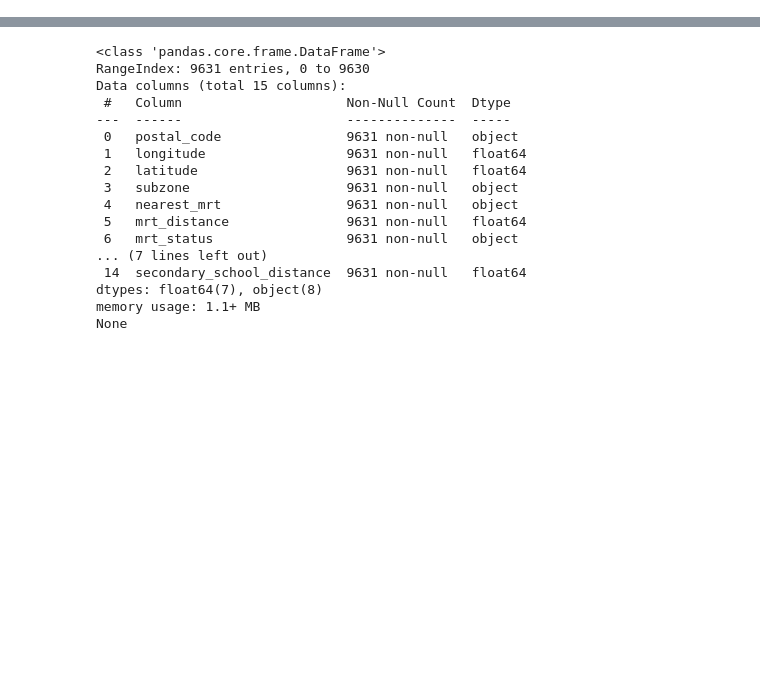
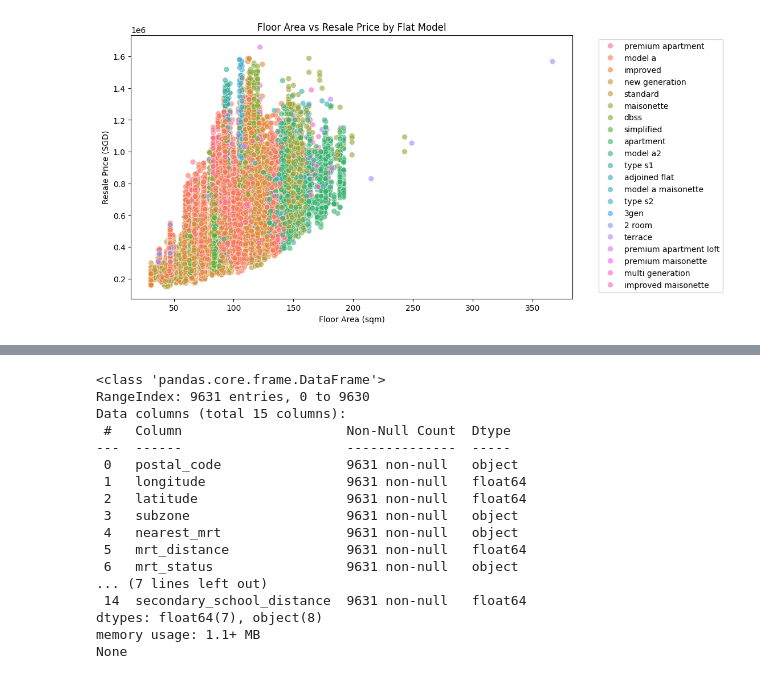
Before and after one commit to yuhongtay/CS5228proj, a Jupyter notebook: preprocessing/AuxDataClean.ipynb, the cells around one changed output, grey strips where cells are left out. Saved outputs shown, nothing was run; the diff lists cells and outputs as text; code cells hidden in the pictures; blank space fills up the shorter version.

Commit message:
feat: add scatter plot for KNN adn AuxDataClean

```diff
--- a/preprocessing/AuxDataClean.ipynb
+++ b/preprocessing/AuxDataClean.ipynb
@@ -94,4 +94,22 @@ hdb_df['postal_code'] = hdb_df['postal_code'].astype(str).str.zfill(6)
 hdb_df['region'] = hdb_df['region'].str.lower()
 #match hdb_df.town with train_df.town, hdb_df.block with train_df.block, hdb_df.street with train_df.street to get hdb_df.postal_code, hdb_df.latitude, hdb_df.longitude, hdb_df.max_floor, hdb_df.region into train_df
 train_df = pd.merge(train_df, hdb_df[['town', 'block', 'street', 'postal_code', 'latitude', 'longitude', 'max_floor', 'subzone']], left_on=['town', 'block', 'street'], right_on=['town', 'block', 'street'], how='left')
+# %%
+# Scatter plot of floor area vs resale price, colored by flat model
+plt.figure(figsize=(10, 6))
+sns.scatterplot(
+    data=train_df,
+    x='floor_area_sqm',
+    y='resale_price',
+    hue='flat_model',
+    alpha=0.6,
+    s=50
+)
+plt.title('Floor Area vs Resale Price by Flat Model')
+plt.xlabel('Floor Area (sqm)')
+plt.ylabel('Resale Price (SGD)')
+plt.legend(bbox_to_anchor=(1.05, 1), loc='upper left')
+plt.show()
+# %% [output]
+[figure, added]
 # %%
```
Also changed, not shown: parts of 4 cells of this notebook, 21 other files.
